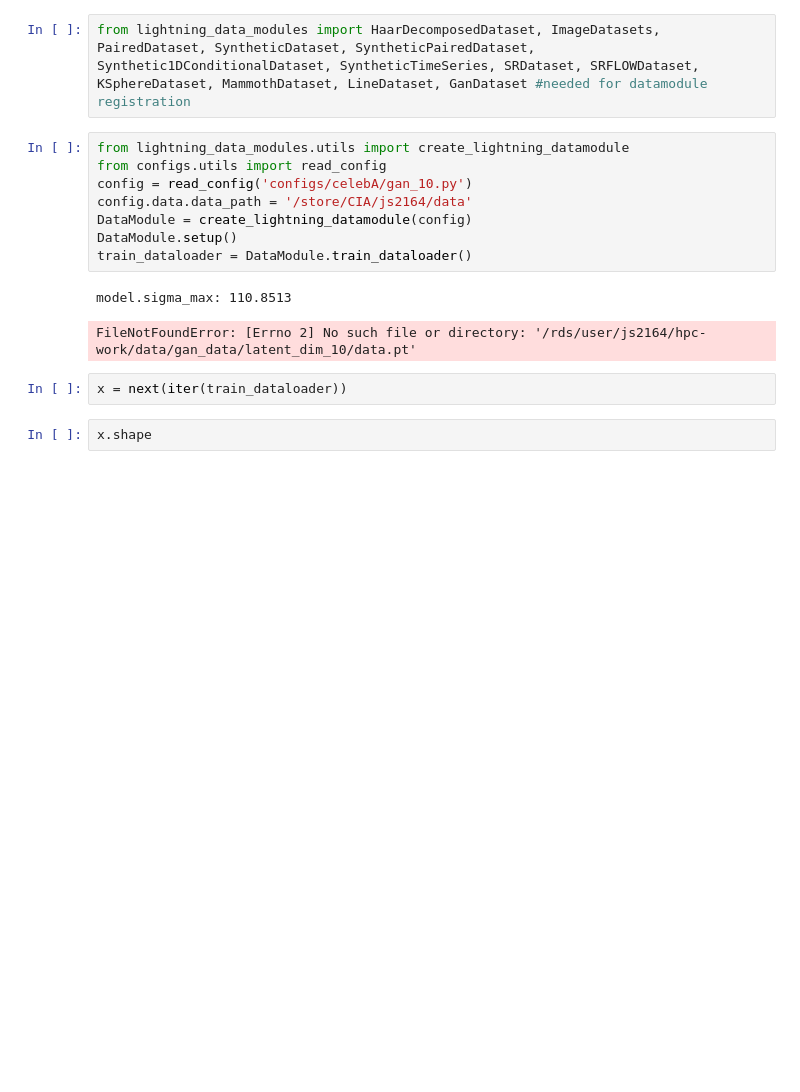
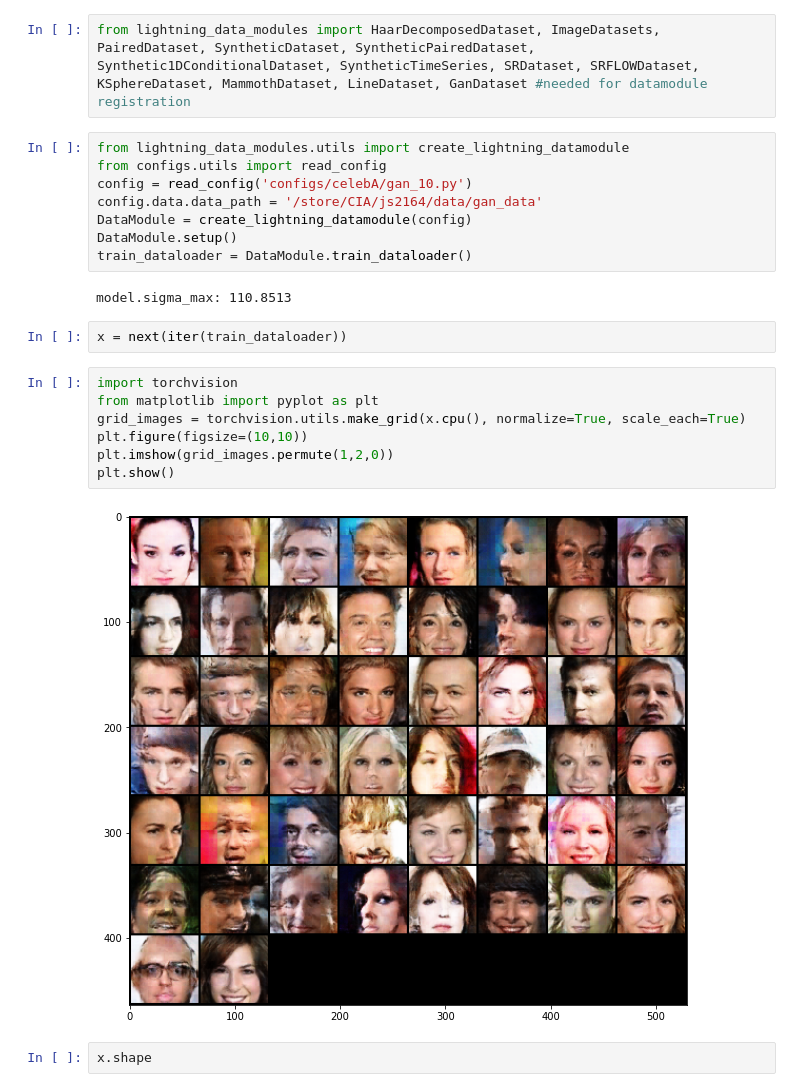
Before and after one commit to GBATZOLIS/conditional_score_diffusion, a Jupyter notebook: notebooks/test.ipynb, the cells around one changed output. Saved outputs shown, nothing was run; the diff lists cells and outputs as text; blank space fills up the shorter version.

```diff
--- a/notebooks/test.ipynb
+++ b/notebooks/test.ipynb
@@ -8,15 +8,23 @@ from lightning_data_modules import HaarDecomposedDataset, ImageDatasets, PairedD
 from lightning_data_modules.utils import create_lightning_datamodule
 from configs.utils import read_config
 config = read_config('configs/celebA/gan_10.py')
-config.data.data_path = '/store/CIA/js2164/data'
+config.data.data_path = '/store/CIA/js2164/data/gan_data'
 DataModule = create_lightning_datamodule(config)
 DataModule.setup()
 train_dataloader = DataModule.train_dataloader()
 # %% [output]
 model.sigma_max: 110.8513
-FileNotFoundError: [Errno 2] No such file or directory: '/rds/user/js2164/hpc-work/data/gan_data/latent_dim_10/data.pt'
 # %%
 x = next(iter(train_dataloader))
+# %%
+import torchvision
+from matplotlib import pyplot as plt
+grid_images = torchvision.utils.make_grid(x.cpu(), normalize=True, scale_each=True)
+plt.figure(figsize=(10,10))
+plt.imshow(grid_images.permute(1,2,0))
+plt.show()
+# %% [output]
+[figure, added]
 # %%
 x.shape
 # %% [output]
```
Also changed, not shown: 1 other file.
